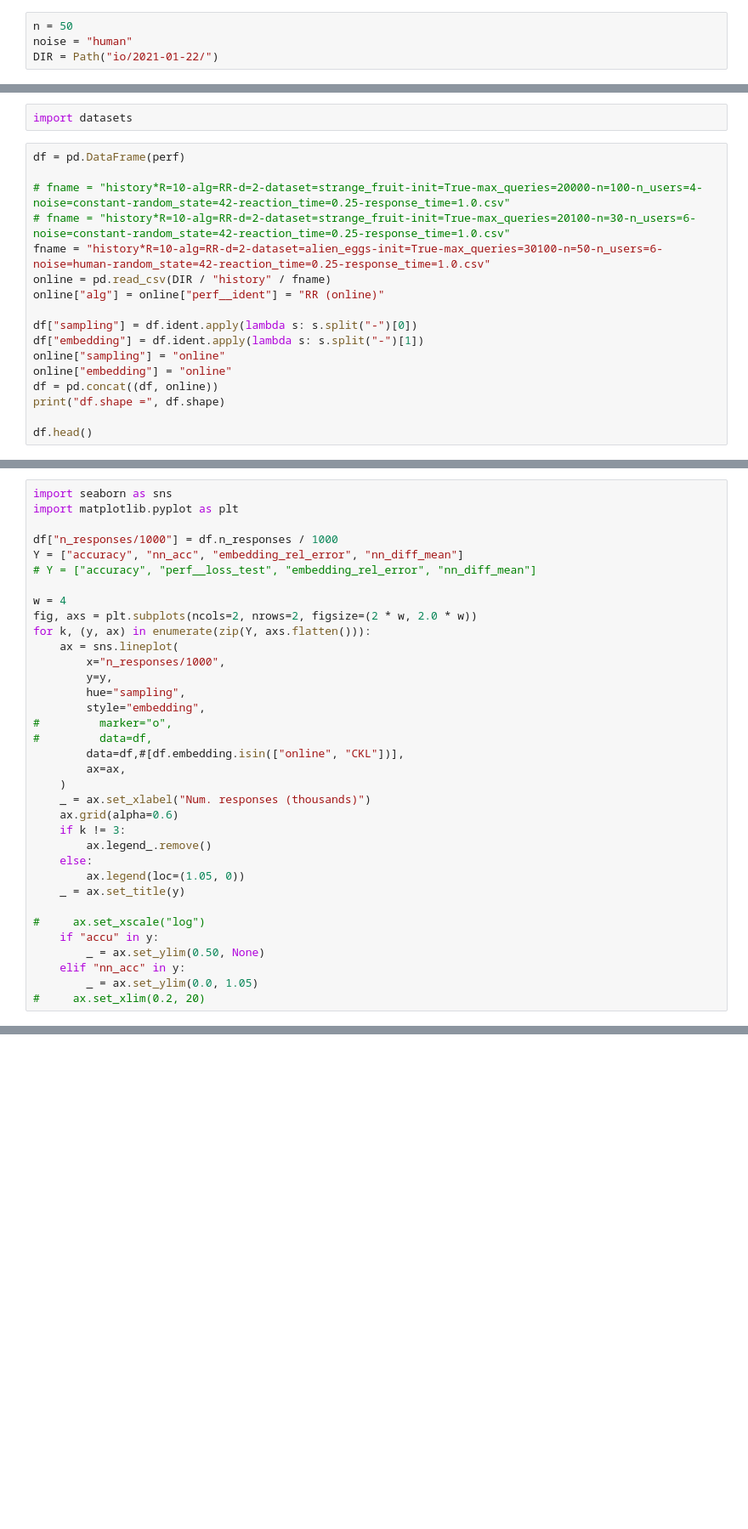
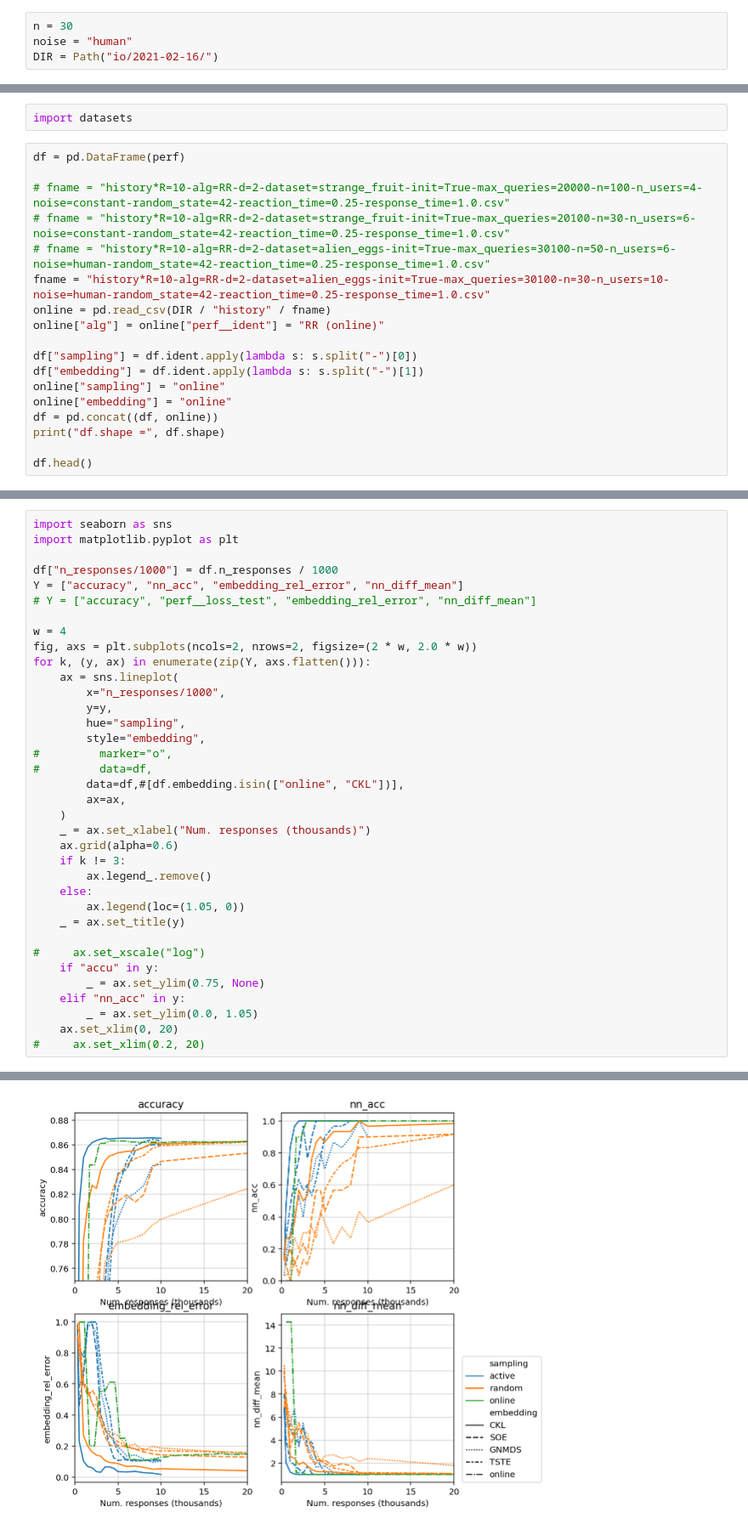
Before and after one commit to stsievert/salmon-experiments, a Jupyter notebook: alien-egg/Viz.ipynb, the cells around one changed output, grey strips where cells are left out. Shown: that part at 85% size. Cells and saved outputs as stored; diff of their text form; blank space fills up the shorter version.

```diff
--- a/alien-egg/Viz.ipynb
+++ b/alien-egg/Viz.ipynb
@@ -14,9 +12,9 @@ import pandas as pd
 import stats
 import sys
 # %%
-n = 50
+n = 30
 noise = "human"
-DIR = Path("io/2021-01-22/")
+DIR = Path("io/2021-02-16/")
 # %%
 EM_DIR = DIR / "embeddings"
 RESPONSES_DIR = DIR / "responses"
@@ -84,7 +88,8 @@ df = pd.DataFrame(perf)
 
 # fname = "history*R=10-alg=RR-d=2-dataset=strange_fruit-init=True-max_queries=20000-n=100-n_users=4-noise=constant-random_state=42-reaction_time=0.25-response_time=1.0.csv"
 # fname = "history*R=10-alg=RR-d=2-dataset=strange_fruit-init=True-max_queries=20100-n=30-n_users=6-noise=constant-random_state=42-reaction_time=0.25-response_time=1.0.csv"
-fname = "history*R=10-alg=RR-d=2-dataset=alien_eggs-init=True-max_queries=30100-n=50-n_users=6-noise=human-random_state=42-reaction_time=0.25-response_time=1.0.csv"
+# fname = "history*R=10-alg=RR-d=2-dataset=alien_eggs-init=True-max_queries=30100-n=50-n_users=6-noise=human-random_state=42-reaction_time=0.25-response_time=1.0.csv"
+fname = "history*R=10-alg=RR-d=2-dataset=alien_eggs-init=True-max_queries=30100-n=30-n_users=10-noise=human-random_state=42-reaction_time=0.25-response_time=1.0.csv"
 online = pd.read_csv(DIR / "history" / fname)
 online["alg"] = online["perf__ident"] = "RR (online)"
 
@@ -131,7 +164,9 @@ for k, (y, ax) in enumerate(zip(Y, axs.flatten())):
 
 #     ax.set_xscale("log")
     if "accu" in y:
-        _ = ax.set_ylim(0.50, None)
+        _ = ax.set_ylim(0.75, None)
     elif "nn_acc" in y:
         _ = ax.set_ylim(0.0, 1.05)
+    ax.set_xlim(0, 20)
 #     ax.set_xlim(0.2, 20)
+# %% [output]
@@ -138,3 +178,4 @@ for k, (y, ax) in enumerate(zip(Y, axs.flatten())):
+[figure, added]
 # %%
 import matplotlib.ticker as ticker
 show = df[df.embedding.isin(["online", "CKL"])].copy()
```
Also changed, not shown: parts of 17 cells of this notebook, 4 other files.
